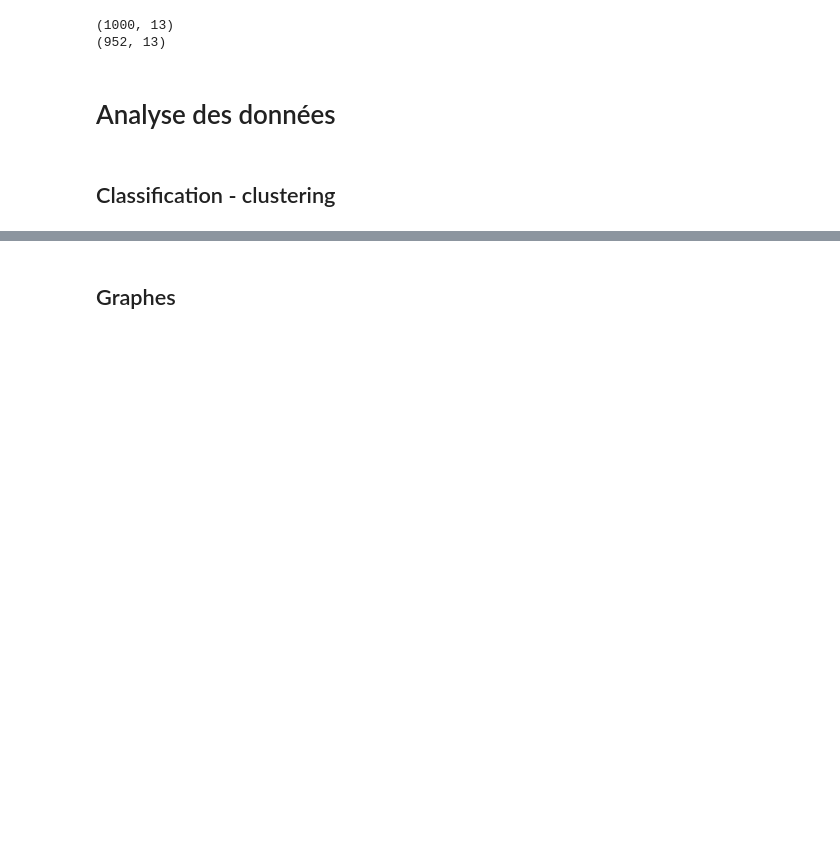
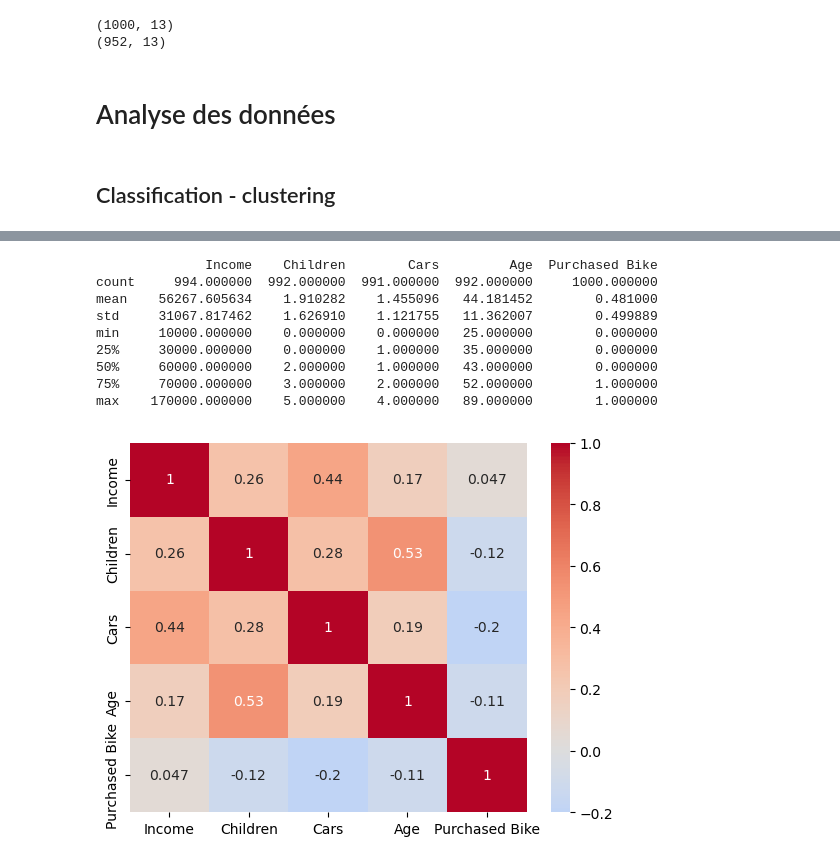
Before and after one commit to Runhilia/DataMining, a Jupyter notebook: projet.ipynb, the cells around one changed output, grey strips where cells are left out. Saved outputs shown, nothing was run; the diff lists cells and outputs as text; code cells hidden in the pictures; blank space fills up the shorter version.

```diff
--- a/projet.ipynb
+++ b/projet.ipynb
@@ -153,2 +166,27 @@ df = clustering(df_dropped)
-# %% [markdown]
-## Graphes
+# %%
+
+import seaborn as sns
+
+df['Purchased Bike'] = df['Purchased Bike'].map({'Yes': 1, 'No': 0})
+
+df_num = df.select_dtypes(include = ['float64', 'int64'])
+
+df_without_ID = df_num.drop('ID', axis=1)
+
+if 'Purchase Bike' in df_without_ID.columns:
+    df_without_ID = df_without_ID.append(pd.Index(['Purchased Bike']))
+
+print(df_without_ID.describe())
+sns.heatmap(df_without_ID.corr(), annot=True, cmap='coolwarm', center=0)
+plt.show()
+# %% [output]
+              Income    Children        Cars         Age  Purchased Bike
+count     994.000000  992.000000  991.000000  992.000000     1000.000000
+mean    56267.605634    1.910282    1.455096   44.181452        0.481000
+std     31067.817462    1.626910    1.121755   11.362007        0.499889
+min     10000.000000    0.000000    0.000000   25.000000        0.000000
+25%     30000.000000    0.000000    1.000000   35.000000        0.000000
+50%     60000.000000    2.000000    1.000000   43.000000        0.000000
+75%     70000.000000    3.000000    2.000000   52.000000        1.000000
+max    170000.000000    5.000000    4.000000   89.000000        1.000000
+[figure, added]
```
Also changed, not shown: parts of 4 cells of this notebook, 4 other files.
